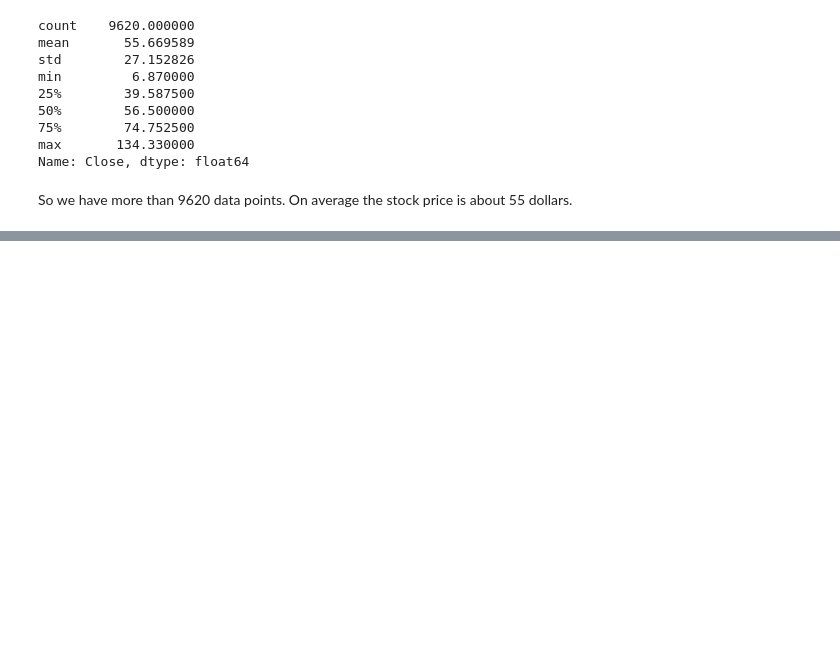
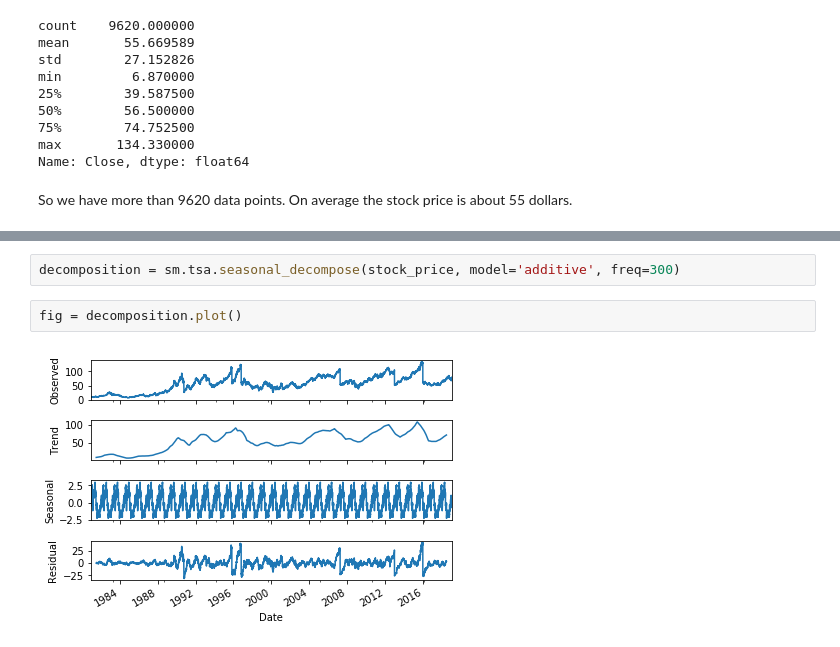
Before and after one commit to goujonbe/data_science_for_finance, a Jupyter notebook: time_series_forecasting.ipynb, the cells around one changed output, grey strips where cells are left out. Saved outputs shown, nothing was run; the diff lists cells and outputs as text; blank space fills up the shorter version.

Commit message:
Decomposition of the time series and statistical test

```diff
--- a/time_series_forecasting.ipynb
+++ b/time_series_forecasting.ipynb
@@ -68,0 +76,6 @@ sns.lineplot(data = stock_price, markers = True)
+# %%
+decomposition = sm.tsa.seasonal_decompose(stock_price, model='additive', freq=300)
+# %%
+fig = decomposition.plot()
+# %% [output]
+[figure, added]
```
Also changed, not shown: parts of 6 cells of this notebook.
